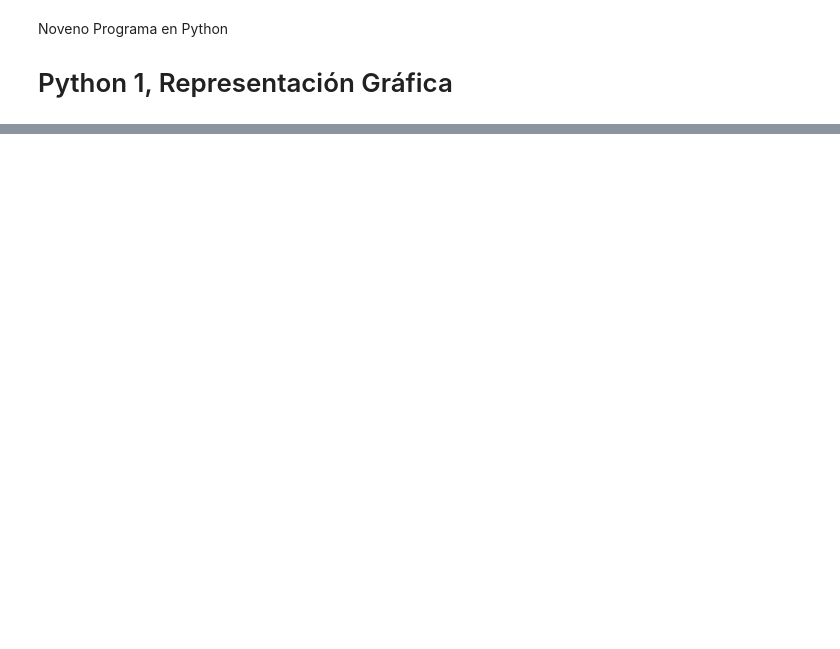
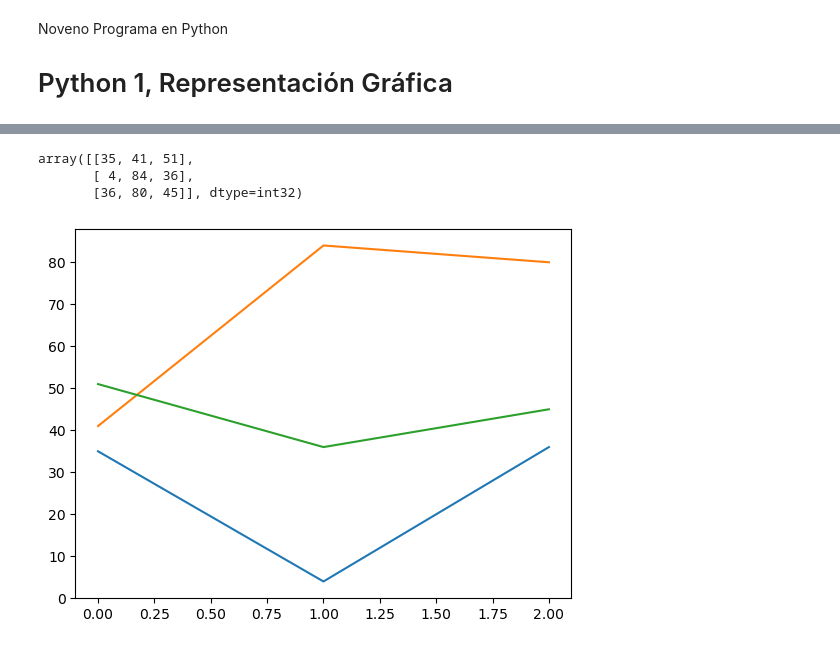
Before and after one commit to Crishito/machine12026, a Jupyter notebook: practicas/Python_Matplotlib.ipynb, the cells around one changed output, grey strips where cells are left out. Cells and saved outputs as stored; diff of their text form; code cells hidden in the pictures; blank space fills up the shorter version.

```diff
--- a/practicas/Python_Matplotlib.ipynb
+++ b/practicas/Python_Matplotlib.ipynb
@@ -17,0 +58,10 @@ Noveno Programa en Python
+# %%
+data = np.random.randint(100,size=(3,3))
+display(data)
+plt.plot(data) # creación del gráfico
+plt.show() # comando que muestra los gráficos creados hasta el momento
+# %% [output]
+array([[35, 41, 51],
+       [ 4, 84, 36],
+       [36, 80, 45]], dtype=int32)
+[figure, added]
```
Also changed, not shown: parts of 71 cells of this notebook, 4 other files.
